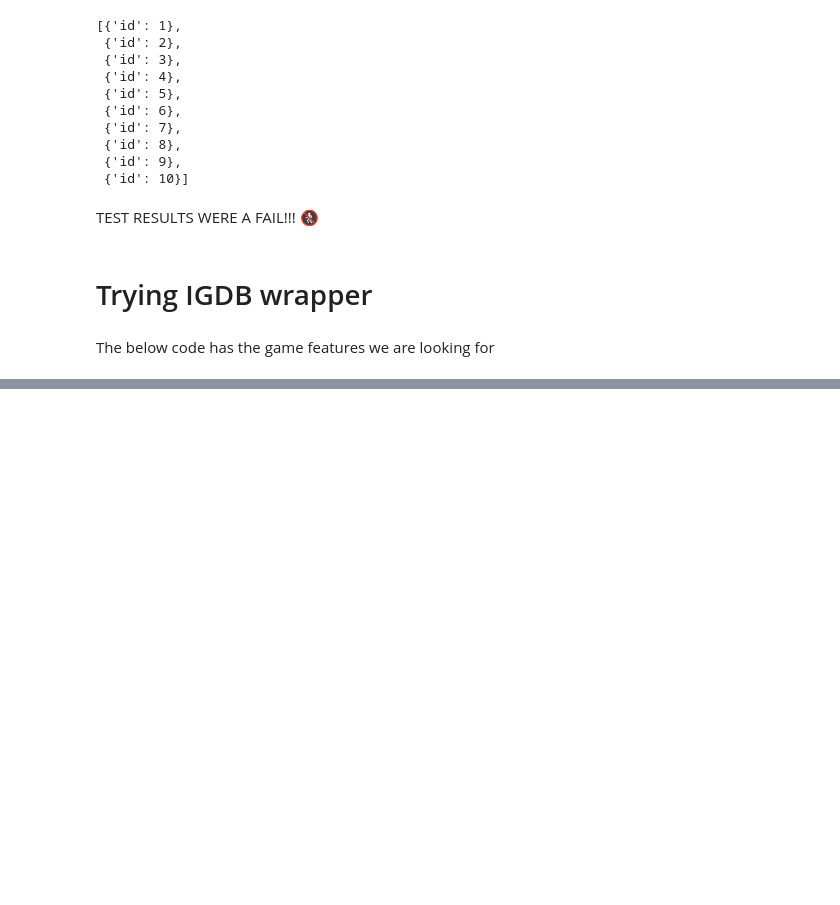
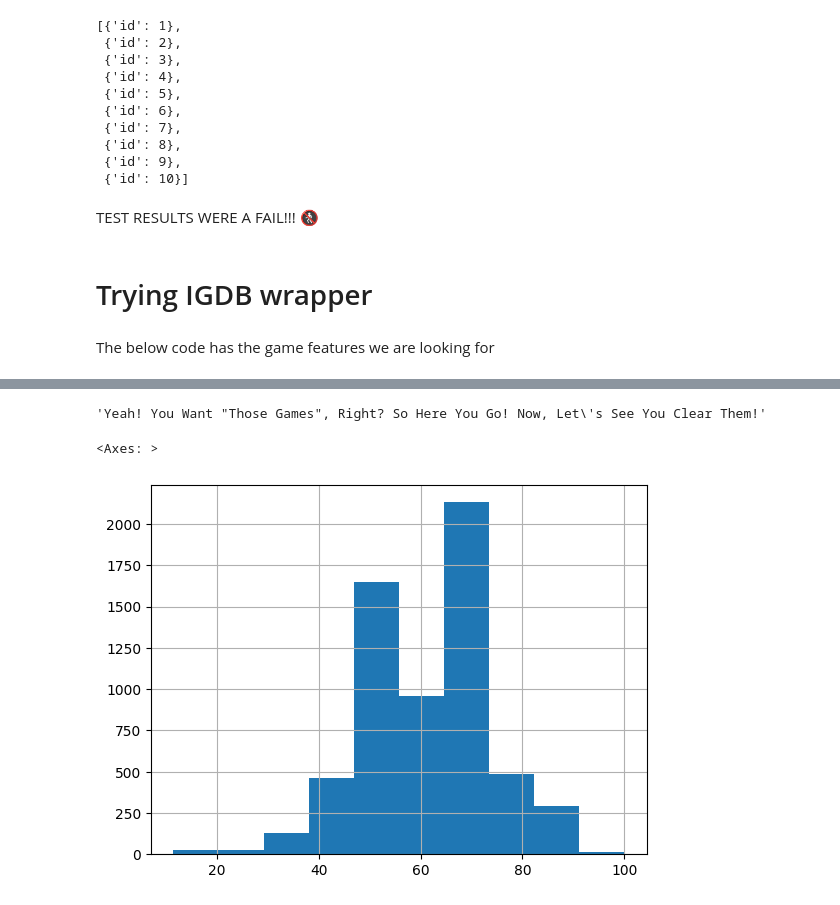
Before and after one commit to Ant-mel/legendary_game_recs, a Jupyter notebook: notebooks/api_call.ipynb, the cells around one changed output, grey strips where cells are left out. Cells and saved outputs as stored; diff of their text form; code cells hidden in the pictures; blank space fills up the shorter version.

Commit message:
Used to create the api_call and explore its outputs

```diff
--- a/notebooks/api_call.ipynb
+++ b/notebooks/api_call.ipynb
@@ -195,0 +283,11 @@ len(no_data)
+# %%
+titles_with_reviews.iloc[103]
+# %% [output]
+'Yeah! You Want "Those Games", Right? So Here You Go! Now, Let\'s See You Clear Them!'
+# %%
+api_call_1 = pd.read_csv('../raw_data/api_on_data_without_reviews', low_memory=False)
+# %%
+api_call_1['rating'].hist()
+# %% [output]
+<Axes: >
+[figure, added]
```
Also changed, not shown: parts of 37 cells of this notebook.
